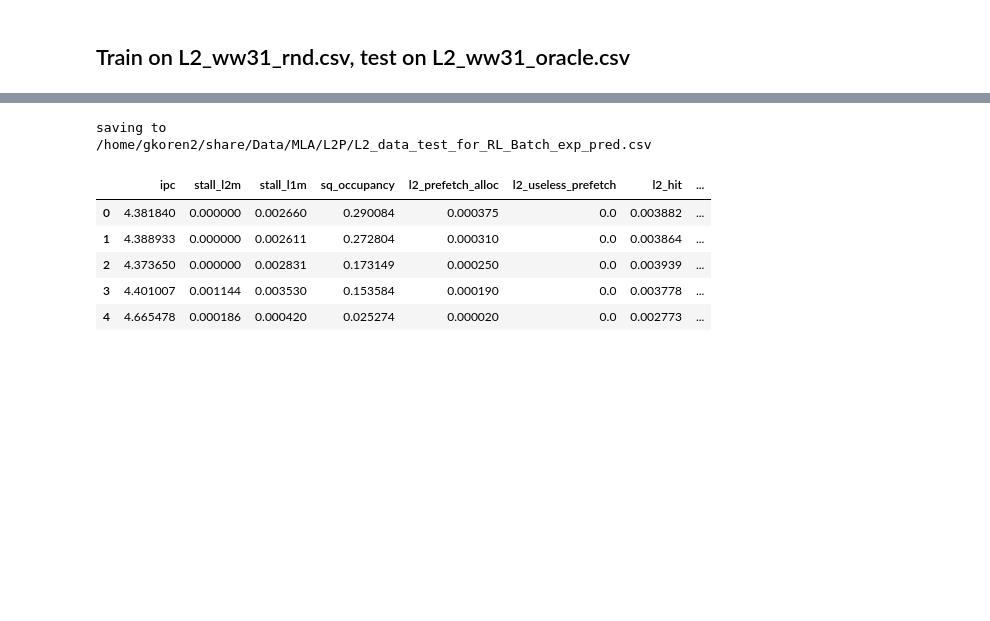
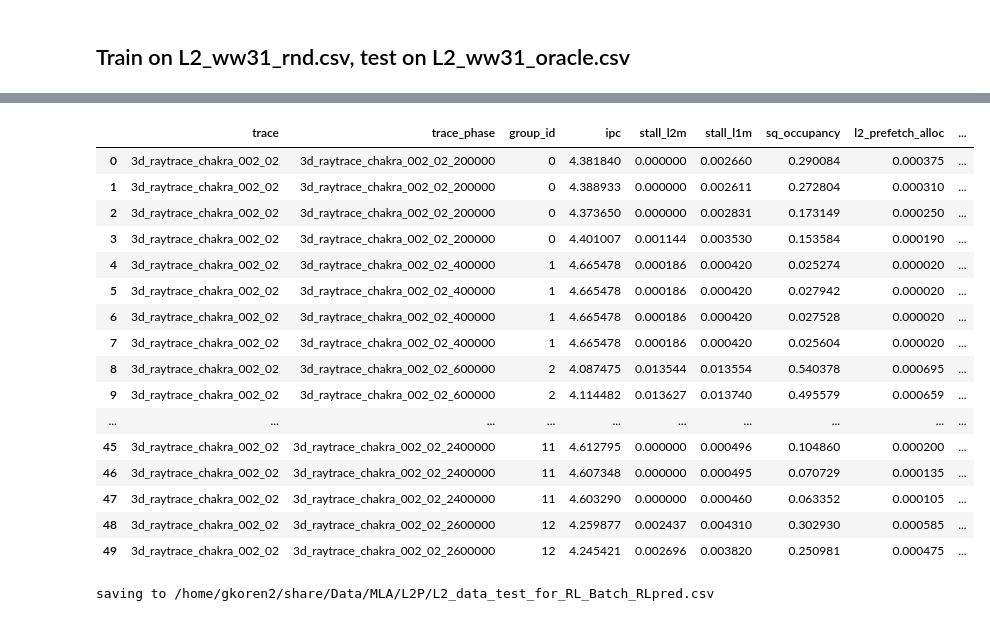
Before and after one commit to guyk1971/stable-baselines, a Jupyter notebook: my_colabs/eval_dbcq.ipynb, the cells around one changed output, grey strips where cells are left out. Cells and saved outputs as stored; diff of their text form; code cells hidden in the pictures; blank space fills up the shorter version.

```diff
--- a/my_colabs/eval_dbcq.ipynb
+++ b/my_colabs/eval_dbcq.ipynb
@@ -143,0 +156,7 @@ Loading a model without an environment, this model cannot be trained until it ha
+# %%
+# Leakage : we need to use the scaling data from the training set. here we're shortcutting by fitting to test set
+scaler = MinMaxScaler()
+# scaler.fit(training_Set_data)
+# scaler.transform(df[STATE_COLS])
+X = scaler.fit_transform(df[STATE_COLS])
+X.shape
@@ -143,0 +165,18 @@ Loading a model without an environment, this model cannot be trained until it ha
+# %%
+# load the model to perform the predictions
+# model_file_name = '/home/gkoren2/share/Data/MLA/stbl/results/dbcq_l2p_csv-19-03-2020_17-36-39/1/model_params.zip'
+# model = DBCQ.load(model_file_name)
+
+model_file_name = '/home/gkoren2/share/Data/MLA/stbl/results/dbcq_l2p_g02-26-03-2020_12-46-50/1/model_params.zip'
+model_g02 = DBCQ.load(model_file_name)
+y_pred_g02=model_g02.predict(X,deterministic=True)[0]
+
+model_file_name = '/home/gkoren2/share/Data/MLA/stbl/results/dbcq_l2p_g05-26-03-2020_12-48-05/1/model_params.zip'
+model_g05 = DBCQ.load(model_file_name)
+y_pred_g05=model_g05.predict(X,deterministic=True)[0]
+
+model_file_name = '/home/gkoren2/share/Data/MLA/stbl/results/dbcq_l2p_g09-26-03-2020_12-48-38/1/model_params.zip'
+model_g09 = DBCQ.load(model_file_name)
+y_pred_g09=model_g09.predict(X,deterministic=True)[0]
+
+y_pred=np.concatenate([y_pred_g02[:,None],y_pred_g05[:,None],y_pred_g09[:,None]],axis=1)
@@ -166,5 +197,0 @@ loading from csv and saving a cache file in /home/gkoren2/share/Data/MLA/L2P/L2_
-# %%
-# load the original column names from the original file
-input_file = os.path.join(data_path,'L2_data_test_for_RL_Batch.csv')
-df=pd.read_csv(input_file,index_col=0,nrows=1)
-df.columns
@@ -199,17 +198,30 @@ pred_df.head()
-# %%
-# pred_file_name=os.path.splitext(data_file_name)[0]+'_pred.csv'        # uncomment if you didnt use the scaled file
-pred_file_name=os.path.splitext(data_file_name)[0]+'_scaled_pred.csv'   # uncomment if you used the scaled file
-print('saving to '+pred_file_name)
-pred_df.to_csv(pred_file_name,index=False)
-# %% [output]
-saving to /home/gkoren2/share/Data/MLA/L2P/L2_data_test_for_RL_Batch_exp_pred.csv
-# %%
-pred_df=pd.read_csv(pred_file_name)
-pred_df.head()
-# %% [output]
-|  | ipc | stall_l2m | stall_l1m | sq_occupancy | l2_prefetch_alloc | l2_useless_prefetch | l2_hit | ... |
-| 0 | 4.381840 | 0.000000 | 0.002660 | 0.290084 | 0.000375 | 0.0 | 0.003882 | ... |
-| 1 | 4.388933 | 0.000000 | 0.002611 | 0.272804 | 0.000310 | 0.0 | 0.003864 | ... |
-| 2 | 4.373650 | 0.000000 | 0.002831 | 0.173149 | 0.000250 | 0.0 | 0.003939 | ... |
-| 3 | 4.401007 | 0.001144 | 0.003530 | 0.153584 | 0.000190 | 0.0 | 0.003778 | ... |
-| 4 | 4.665478 | 0.000186 | 0.000420 | 0.025274 | 0.000020 | 0.0 | 0.002773 | ... |
+# %%
+df['rl_pred_02']=y_pred_g02
+df['rl_pred_05']=y_pred_g05
+df['rl_pred_09']=y_pred_g09
+# %%
+df.head(50)
+# %% [output]
+|  | trace | trace_phase | group_id | ipc | stall_l2m | stall_l1m | sq_occupancy | l2_prefetch_alloc | ... |
+| 0 | 3d_raytrace_chakra_002_02 | 3d_raytrace_chakra_002_02_200000 | 0 | 4.381840 | 0.000000 | 0.002660 | 0.290084 | 0.000375 | ... |
+| 1 | 3d_raytrace_chakra_002_02 | 3d_raytrace_chakra_002_02_200000 | 0 | 4.388933 | 0.000000 | 0.002611 | 0.272804 | 0.000310 | ... |
+| 2 | 3d_raytrace_chakra_002_02 | 3d_raytrace_chakra_002_02_200000 | 0 | 4.373650 | 0.000000 | 0.002831 | 0.173149 | 0.000250 | ... |
+| 3 | 3d_raytrace_chakra_002_02 | 3d_raytrace_chakra_002_02_200000 | 0 | 4.401007 | 0.001144 | 0.003530 | 0.153584 | 0.000190 | ... |
+| 4 | 3d_raytrace_chakra_002_02 | 3d_raytrace_chakra_002_02_400000 | 1 | 4.665478 | 0.000186 | 0.000420 | 0.025274 | 0.000020 | ... |
+| 5 | 3d_raytrace_chakra_002_02 | 3d_raytrace_chakra_002_02_400000 | 1 | 4.665478 | 0.000186 | 0.000420 | 0.027942 | 0.000020 | ... |
+| 6 | 3d_raytrace_chakra_002_02 | 3d_raytrace_chakra_002_02_400000 | 1 | 4.665478 | 0.000186 | 0.000420 | 0.027528 | 0.000020 | ... |
+| 7 | 3d_raytrace_chakra_002_02 | 3d_raytrace_chakra_002_02_400000 | 1 | 4.665478 | 0.000186 | 0.000420 | 0.025604 | 0.000020 | ... |
+| 8 | 3d_raytrace_chakra_002_02 | 3d_raytrace_chakra_002_02_600000 | 2 | 4.087475 | 0.013544 | 0.013554 | 0.540378 | 0.000695 | ... |
+| 9 | 3d_raytrace_chakra_002_02 | 3d_raytrace_chakra_002_02_600000 | 2 | 4.114482 | 0.013627 | 0.013740 | 0.495579 | 0.000659 | ... |
+| ... | ... | ... | ... | ... | ... | ... | ... | ... | ... |
+| 45 | 3d_raytrace_chakra_002_02 | 3d_raytrace_chakra_002_02_2400000 | 11 | 4.612795 | 0.000000 | 0.000496 | 0.104860 | 0.000200 | ... |
+| 46 | 3d_raytrace_chakra_002_02 | 3d_raytrace_chakra_002_02_2400000 | 11 | 4.607348 | 0.000000 | 0.000495 | 0.070729 | 0.000135 | ... |
+| 47 | 3d_raytrace_chakra_002_02 | 3d_raytrace_chakra_002_02_2400000 | 11 | 4.603290 | 0.000000 | 0.000460 | 0.063352 | 0.000105 | ... |
+| 48 | 3d_raytrace_chakra_002_02 | 3d_raytrace_chakra_002_02_2600000 | 12 | 4.259877 | 0.002437 | 0.004310 | 0.302930 | 0.000585 | ... |
+| 49 | 3d_raytrace_chakra_002_02 | 3d_raytrace_chakra_002_02_2600000 | 12 | 4.245421 | 0.002696 | 0.003820 | 0.250981 | 0.000475 | ... |
+# %%
+output_file=os.path.splitext(input_file)[0]+'_RLpred.csv'
+print("saving to "+output_file)
+df.to_csv(output_file)
+# %% [output]
+saving to /home/gkoren2/share/Data/MLA/L2P/L2_data_test_for_RL_Batch_RLpred.csv
```
Also changed, not shown: parts of 21 cells of this notebook, 3 other files.
